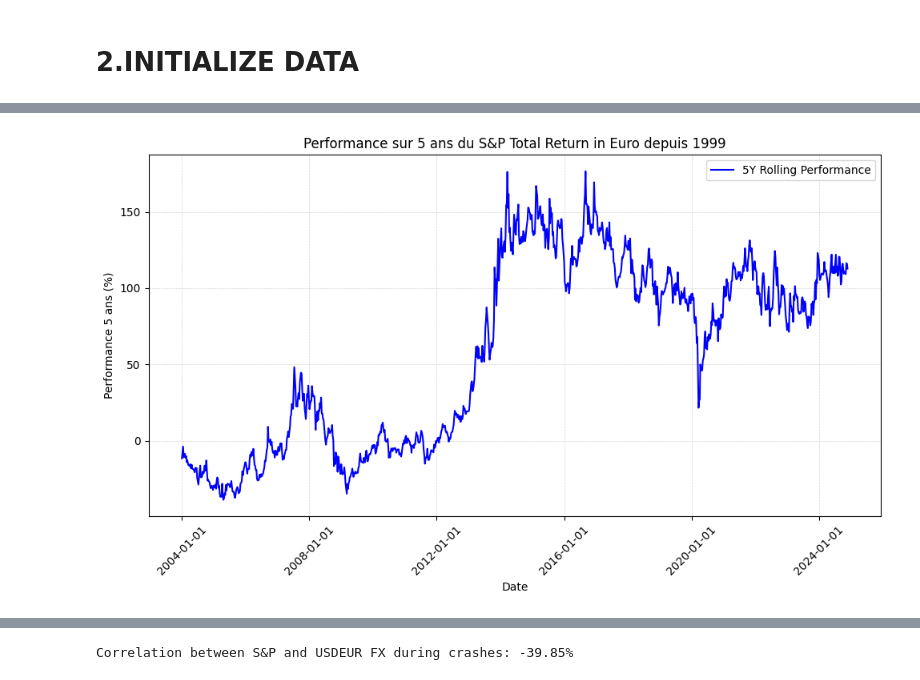
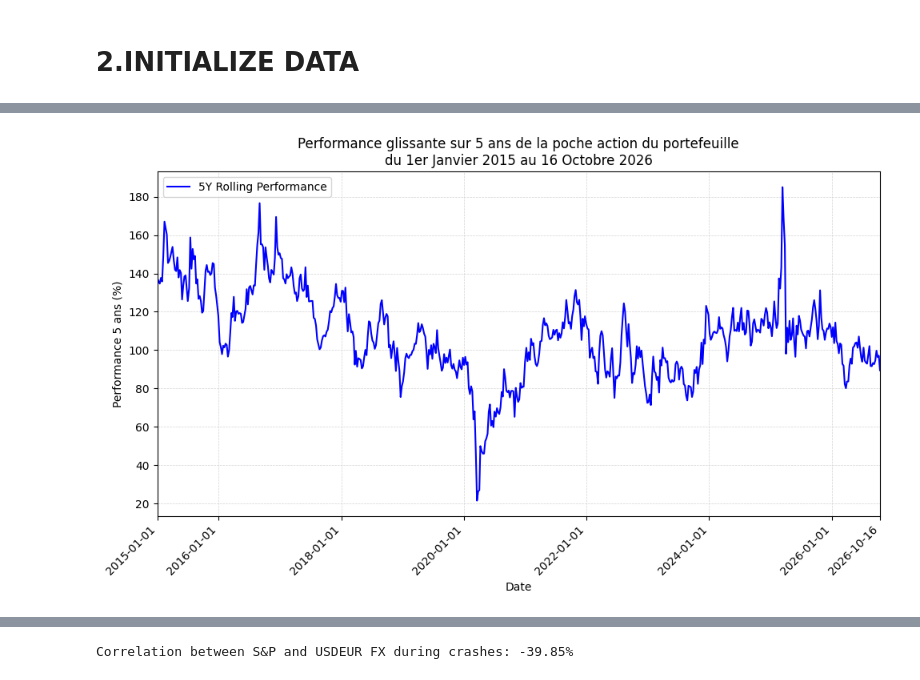
Before and after one commit to alamazou/gestion_patrimoine, a Jupyter notebook: summary.ipynb, the cells around one changed output, grey strips where cells are left out. Saved outputs shown, nothing was run; the diff lists cells and outputs as text; code cells hidden in the pictures.

```diff
--- a/summary.ipynb
+++ b/summary.ipynb
@@ -245,31 +296,81 @@ DatetimeIndex(['2004-01-02', '2004-01-09', '2004-01-16', '2004-01-23',
 # %%
-
 # Ensure the index is a datetime object
 rolling_performance_5Y.index = pd.to_datetime(rolling_performance_5Y.index)
 
+# Filtrer les données à partir du 01/01/2015
+date_debut = pd.Timestamp('2015-01-01')
+
+data_plot = rolling_performance_5Y.loc[
+    rolling_performance_5Y.index >= date_debut
+].sort_index()
+
+if data_plot.empty:
+    raise ValueError("Aucune donnée disponible à partir du 01/01/2015")
+
+# Dernière date disponible
+date_fin = data_plot.index.max()
+
 # Plot the 5-year rolling performance
-plt.figure(figsize=(10, 6))
-plt.plot(rolling_performance_5Y.index, rolling_performance_5Y['Rolling5YPerf'], label='5Y Rolling Performance', color='blue')
+fig, ax = plt.subplots(figsize=(10, 6))
 
-# Customize the plot
-plt.title('Performance sur 5 ans du S&P Total Return in Euro depuis 1999')
-plt.xlabel('Date')
-plt.ylabel('Performance 5 ans (%)')
-plt.legend()
+ax.plot(
+    data_plot.index,
+    data_plot['Rolling5YPerf'],
+    label='5Y Rolling Performance',
+    color='blue'
+)
 
-# Format the x-axis for dates
-plt.gca().xaxis.set_major_locator(mdates.AutoDateLocator())  # Automatically choose appropriate ticks
-plt.gca().xaxis.set_major_formatter(mdates.DateFormatter('%Y-%m-%d'))  # Format as 'YYYY-MM-DD'
+# Titre avec dates de début et de fin
+mois_fr = [
+    "Janvier", "Février", "Mars", "Avril", "Mai", "Juin",
+    "Juillet", "Août", "Septembre", "Octobre", "Novembre", "Décembre"
+]
 
-# Rotate x-axis labels for readability
-plt.xticks(rotation=45)
+def format_date_fr(date):
+    jour = "1er" if date.day == 1 else str(date.day)
+    return f"{jour} {mois_fr[date.month - 1]} {date.year}"
 
-# Add gridlines
-plt.grid(True, color='lightgray', linestyle='--', linewidth=0.5)
+ax.set_title(
+    f'Performance glissante sur 5 ans de la poche action du portefeuille\n'
+    f'du {format_date_fr(date_debut)} au {format_date_fr(date_fin)}'
+)
 
-# Show the plot
+ax.set_xlabel('Date')
+ax.set_ylabel('Performance 5 ans (%)')
+ax.legend()
+
+# Axe X : limites exactes
+ax.set_xlim(date_debut, date_fin)
+
+# Graduations automatiques + dates extrêmes
+locator = mdates.AutoDateLocator()
+ticks = locator.tick_values(date_debut, date_fin)
+
+debut_num = mdates.date2num(date_debut)
+fin_num = mdates.date2num(date_fin)
+
+ticks = ticks[(ticks > debut_num) & (ticks < fin_num)]
+ticks = np.concatenate(([debut_num], ticks, [fin_num]))
+
+ax.set_xticks(ticks)
+ax.xaxis.set_major_formatter(mdates.DateFormatter('%Y-%m-%d'))
+
+plt.xticks(rotation=45, ha='right')
+
+# Grille
+ax.grid(True, color='lightgray', linestyle='--', linewidth=0.5)
+
+# Enregistrer le graphique
 plt.tight_layout()
-plt.savefig("./results/5Y_SPX_Roll.png", dpi=300, bbox_inches="tight")
+
+os.makedirs("./results", exist_ok=True)
+
+plt.savefig(
+    "./results/5Y_SPX_Roll.png",
+    dpi=300,
+    bbox_inches="tight"
+)
+
 plt.show()
 # %% [output]
-[figure, old version]
+[figure, new version]
```
Also changed, not shown: parts of 98 cells of this notebook, 4 other files.
